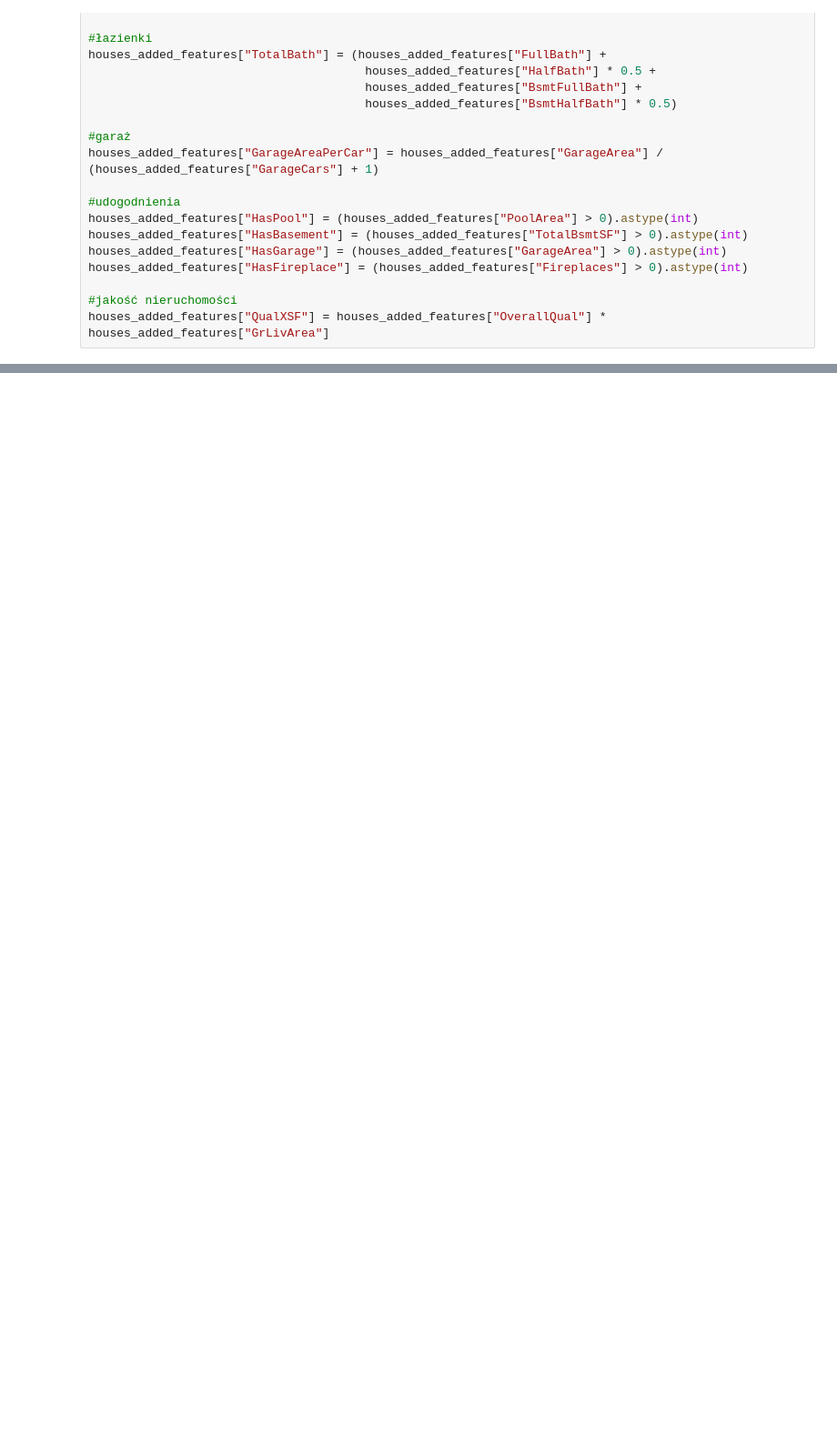
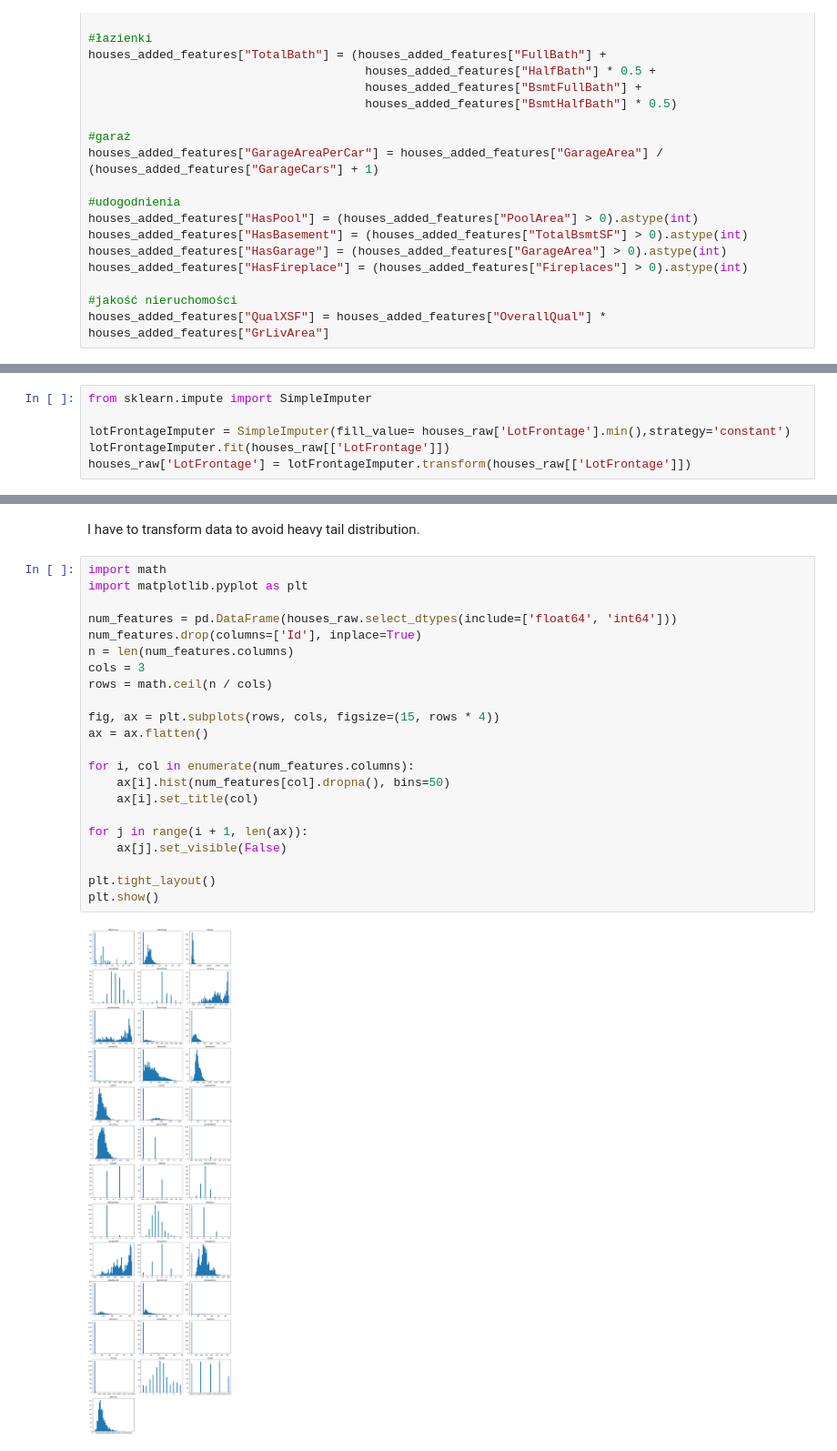
Before and after one commit to kosinus2000/RegresionModel, a Jupyter notebook: notebooks/02_data_edition.ipynb, the cells around one changed output, grey strips where cells are left out. Shown at 91% size. Saved outputs shown, nothing was run; the diff lists cells and outputs as text; blank space fills up the shorter version.

Commit message:
I am during dev of imputers.

```diff
--- a/notebooks/02_data_edition.ipynb
+++ b/notebooks/02_data_edition.ipynb
@@ -92,0 +181,6 @@ None from added features are valuable for our model.
+# %%
+from sklearn.impute import SimpleImputer
+
+lotFrontageImputer = SimpleImputer(fill_value= houses_raw['LotFrontage'].min(),strategy='constant')
+lotFrontageImputer.fit(houses_raw[['LotFrontage']])
+houses_raw['LotFrontage'] = lotFrontageImputer.transform(houses_raw[['LotFrontage']])
@@ -92,0 +214,26 @@ None from added features are valuable for our model.
+# %% [markdown]
+I have to transform data to avoid heavy tail distribution.
+# %%
+import math
+import matplotlib.pyplot as plt
+
+num_features = pd.DataFrame(houses_raw.select_dtypes(include=['float64', 'int64']))
+num_features.drop(columns=['Id'], inplace=True)
+n = len(num_features.columns)
+cols = 3
+rows = math.ceil(n / cols)
+
+fig, ax = plt.subplots(rows, cols, figsize=(15, rows * 4))
+ax = ax.flatten()
+
+for i, col in enumerate(num_features.columns):
+    ax[i].hist(num_features[col].dropna(), bins=50)
+    ax[i].set_title(col)
+
+for j in range(i + 1, len(ax)):
+    ax[j].set_visible(False)
+
+plt.tight_layout()
+plt.show()
+# %% [output]
+[figure, added]
```
Also changed, not shown: parts of 10 cells of this notebook, 1 other file.
